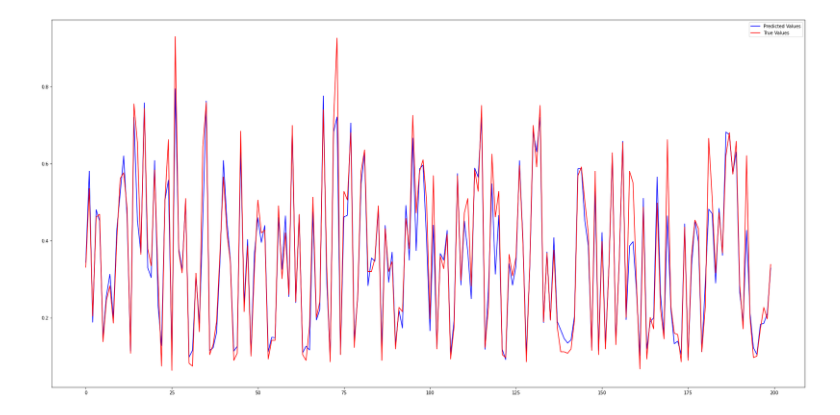
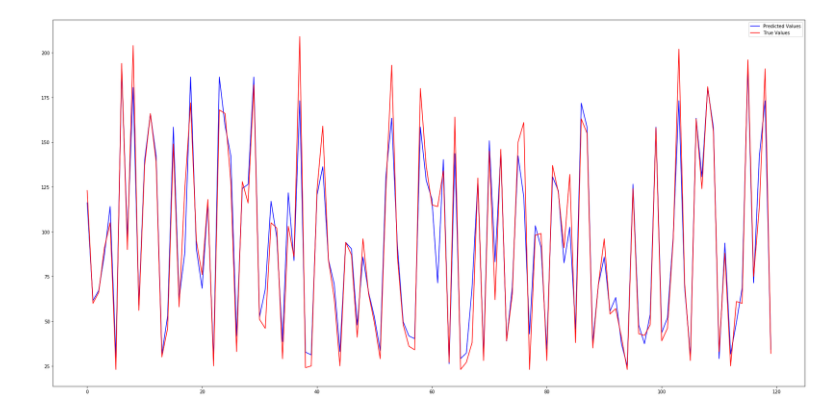
Before and after one commit to Data-Co-Lab/Distance-Estimator, a Jupyter notebook: AI models/Multi layer Perceptron model/DataColabModel_MLP.ipynb, the cells around one changed output. Saved outputs shown, nothing was run; the diff lists cells and outputs as text; code cells hidden in the pictures.

```diff
--- a/AI models/Multi layer Perceptron model/DataColabModel_MLP.ipynb
+++ b/AI models/Multi layer Perceptron model/DataColabModel_MLP.ipynb
@@ -26,0 +32,5 @@ Y=y.to_numpy()
+# %%
+x=np.array(x)
+y=np.array(y)
+y=y.reshape((y.shape[0],1))
+print(x.shape,y.shape)
@@ -27,10 +39,11 @@ Y=y.to_numpy()
 # %%
 from tensorflow.keras import datasets, layers, models
 model = models.Sequential()#neural network model
-model.add(layers.Dense(units=150, input_shape=[4]))#first input layer with 943 nods but 1 input
-model.add(layers.Dense(150, activation='relu'))
-model.add(layers.Dense(150, activation='relu'))
-model.add(layers.Dense(1))#output layer with 1 nod to show the result
+model.add(layers.Dense(units=2, input_shape=[2]))#first input layer with 943 nods but 1 input
+model.add(layers.Dense(64, activation='relu'))
+model.add(layers.Dense(32, activation='relu'))
+model.add(layers.Dropout(0.2))
+model.add(layers.Dense(1, activation='relu'))#output layer with 1 nod to show the result
 model.compile(loss='mean_absolute_error', optimizer='adam', metrics=['mean_squared_error'])#mean squared error method and adam optimizer(i allways work with adam xD)
-model.fit(X, Y,epochs=50,validation_set=0.2)#training the model for 50 times
+model.fit(x, y,epochs=100,validation_split=0.2)#training the model for 50 times
 # %% [output]
@@ -58,12 +72,16 @@ Y_prediction=y_prediction.to_numpy()
+# %%
+x_prediction=np.array(x_prediction)
+y_prediction=np.array(y_prediction)
 # %%
-results=model.predict(X_prediction)
+results=model.predict(x_prediction)
+distance=results*220
 # %%
 import matplotlib.pyplot as plt
-t=range(200)
+t=range(predict_data_size)
 plt.figure(figsize=(30,15))
-plt.plot(t, results, 'b')
-plt.plot(t, y_prediction.values, 'r')
+plt.plot(t, distance, 'b')
+plt.plot(t, y_prediction*220, 'r')
 plt.legend(['Predicted Values','True Values'])
 plt.show()
 # %% [output]
-[figure, old version]
+[figure, new version]
```
Also changed, not shown: parts of 10 cells of this notebook, 8 other files.
